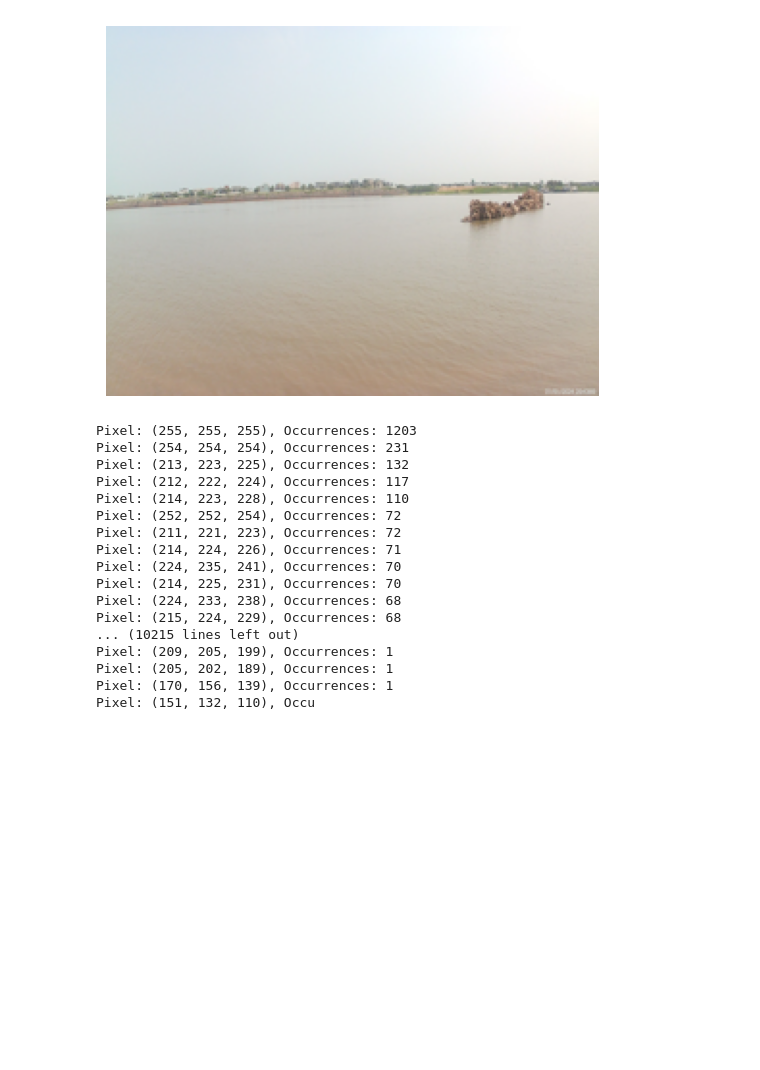
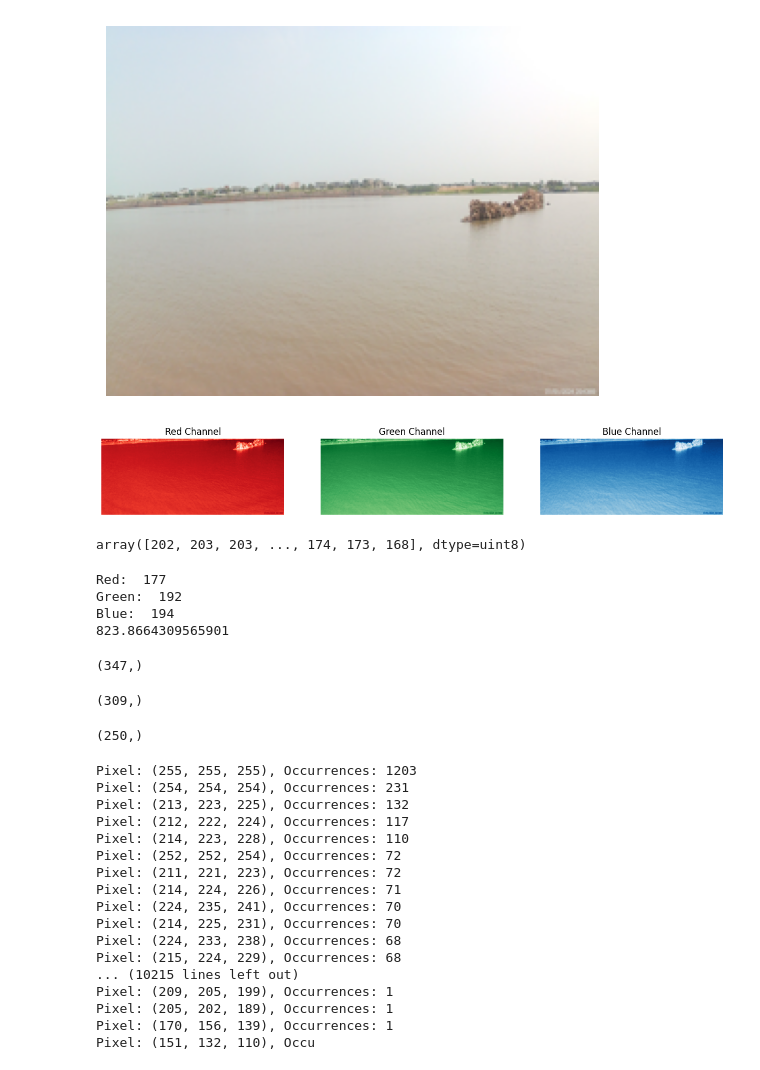
Before and after one commit to tetotille/detector-obstaculos-logica-difusa, a Jupyter notebook: notebooks/deteccion_pixeles.ipynb, the cells around one changed output. Cells and saved outputs as stored; diff of their text form; code cells hidden in the pictures; blank space fills up the shorter version.

```diff
--- a/notebooks/deteccion_pixeles.ipynb
+++ b/notebooks/deteccion_pixeles.ipynb
@@ -3,7 +3,7 @@ from PIL import Image
 import matplotlib.pyplot as plt
 
 # Open an image file
-image_path = '/home/tille/Desktop/Tesis/code/assets/images/akaso2.jpeg'
+image_path = '/home/tille/Proyectos/Tesis/code/assets/images/akaso2.jpeg'
 image = Image.open(image_path)
 # Resize the image to 256x192 pixels
 image = image.resize((256, 192))
@@ -13,6 +13,64 @@ plt.axis('off')  # Hide axes
 plt.show()
 # %% [output]
 [figure]
+# %%
+import numpy as np
+# Convertir la imagen a un array numpy
+image_array = np.array(image)
+
+# Separar los canales RGB
+red_channel = image_array[86:, :, 0]
+green_channel = image_array[86:, :, 1]
+blue_channel = image_array[86:, :, 2]
+
+# Mostrar los canales separados
+fig, axes = plt.subplots(1, 3, figsize=(15, 5))
+axes[0].imshow(red_channel, cmap='Reds')
+axes[0].set_title('Red Channel')
+axes[0].axis('off')
+
+axes[1].imshow(green_channel, cmap='Greens')
+axes[1].set_title('Green Channel')
+axes[1].axis('off')
+
+axes[2].imshow(blue_channel, cmap='Blues')
+axes[2].set_title('Blue Channel')
+axes[2].axis('off')
+
+plt.show()
+# %% [output]
+[figure, added]
+# %%
+red_channel.flatten()
+# %% [output]
+array([202, 203, 203, ..., 174, 173, 168], dtype=uint8)
+# %%
+import statistics
+from time import time
+a = time()
+print("Red: ",np.bincount(red_channel.flatten()).argmax())
+print("Green: ",np.bincount(green_channel.flatten()).argmax())
+print("Blue: ",np.bincount(blue_channel.flatten()).argmax())
+b = time()
+
+print(1/(b-a))
+# %% [output]
+Red:  177
+Green:  192
+Blue:  194
+823.8664309565901
+# %%
+red_channel[red_channel < 177-30].shape
+# %% [output]
+(347,)
+# %%
+green_channel[green_channel < 192-60].shape
+# %% [output]
+(309,)
+# %%
+blue_channel[blue_channel < 194-80].shape
+# %% [output]
+(250,)
 # %%
 from collections import Counter
 
```
Also changed, not shown: 4 other files.
